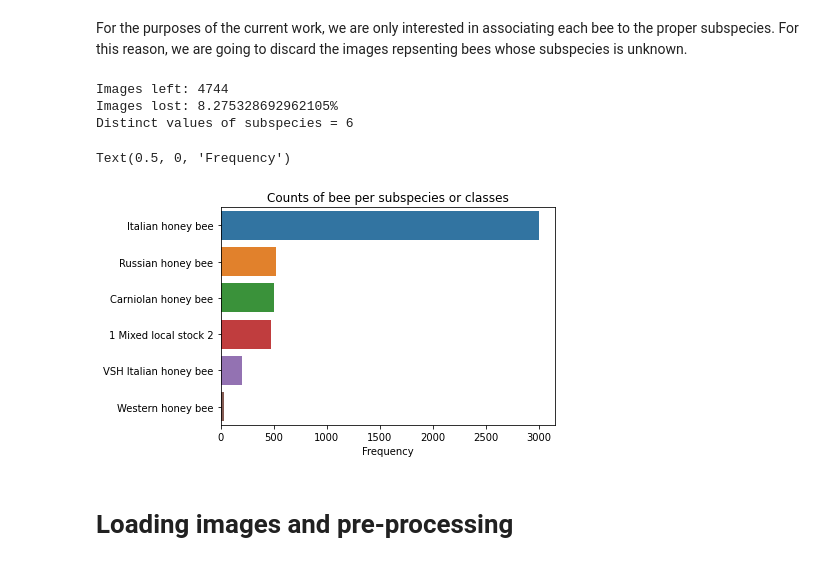
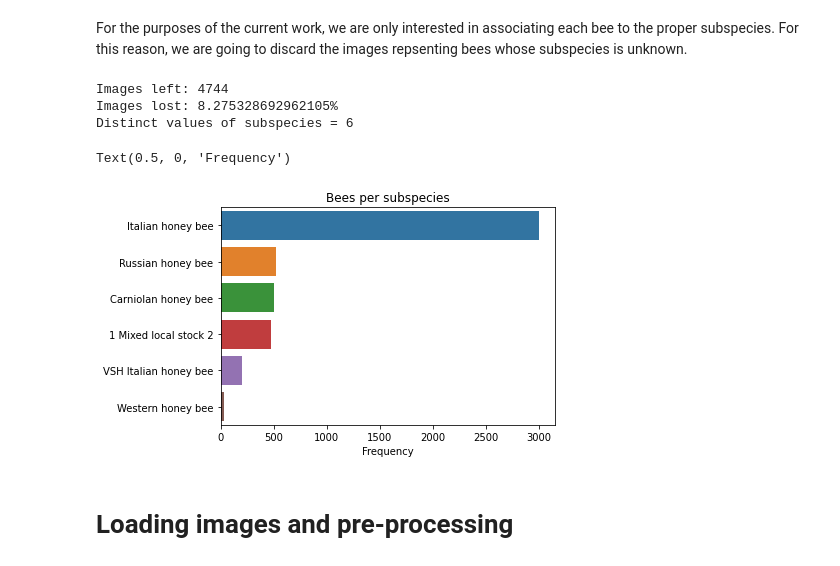
Before and after one commit to altrimentidetto/beeloving, a Jupyter notebook: Implementation/CNN_for_single_bee_recognition.ipynb, the cells around one changed output. Drawn from its saved outputs; the diff is of its cells as text; code cells hidden in the pictures.

```diff
--- a/Implementation/CNN_for_single_bee_recognition.ipynb
+++ b/Implementation/CNN_for_single_bee_recognition.ipynb
@@ -45,19 +45,19 @@ For the purposes of the current work, we are only interested in associating each
 # %%
 df = df[df['subspecies'] != '-1'] # remove images for which we do not have the class label
 print("Images left: {}\nImages lost: {}%".format(df['file'].count(), 100-df['file'].count()/n_tot*100))
 print("Distinct values of subspecies = {}\n".format(df["subspecies"].nunique()))
 # print("Counting the distinct values of subspecies:\n{}".format(df["subspecies"].value_counts()))
 
 subspecies_counts = df["subspecies"].value_counts()
-plt.title("Counts of bee per subspecies or classes")
+plt.title("Bees per subspecies")
 g = sns.barplot(x = subspecies_counts, y = subspecies_counts.index)
 g.set_xlabel("Frequency")
 # %% [output]
 Images left: 4744
 Images lost: 8.275328692962105%
 Distinct values of subspecies = 6
 Text(0.5, 0, 'Frequency')
-[figure, old version]
+[figure, new version]
 # %% [markdown]
 # Loading images and pre-processing
 # %%
```
Also changed, not shown: parts of 50 cells of this notebook.
